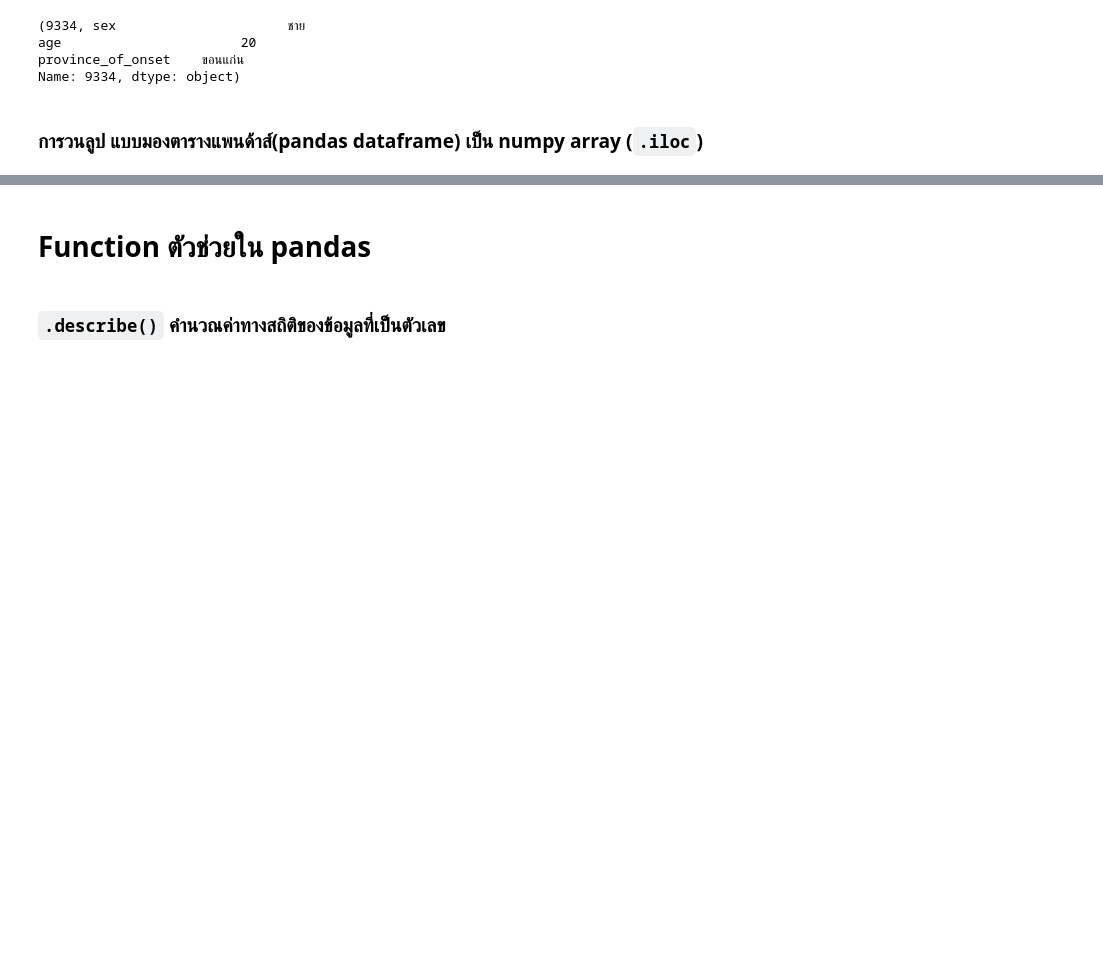
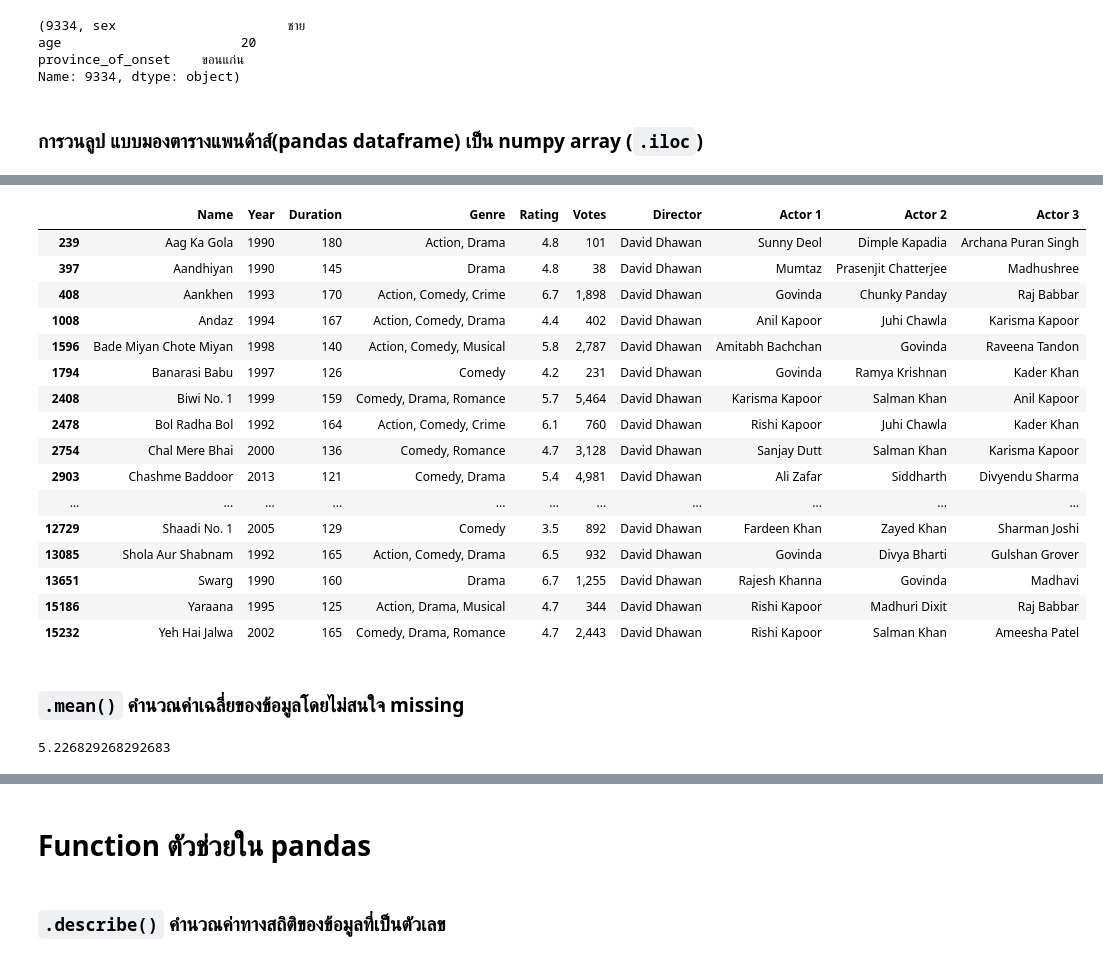
Before and after one commit to Arisarayangyoo/Python_dataviz2024, a Jupyter notebook: Pandas101_2024.ipynb, the cells around one changed output, grey strips where cells are left out. Saved outputs shown, nothing was run; the diff lists cells and outputs as text; code cells hidden in the pictures; blank space fills up the shorter version.

````diff
--- a/Pandas101_2024.ipynb
+++ b/Pandas101_2024.ipynb
@@ -916,0 +981,35 @@ data_covid[TF].head()
+# %%
+# prompt: สร้างตารางของ Director ที่มี name เยอะที่สุด โดยสร้างตารางเต็ม ๆ เอาแค่คนที่มีหนังเยอะสุด
+
+# หา Director ที่มีชื่อซ้ำกันมากที่สุด
+most_frequent_director = movie_df['Director'].value_counts().idxmax()
+
+# สร้างตารางเฉพาะ Director ที่มีชื่อซ้ำกันมากที่สุด
+most_frequent_director_df = movie_df[movie_df['Director'] == most_frequent_director]
+
+# แสดงตาราง
+most_frequent_director_df
+# %% [output]
+|  | Name | Year | Duration | Genre | Rating | Votes | Director | Actor 1 | Actor 2 | Actor 3 |
+| 239 | Aag Ka Gola | 1990 | 180 | Action, Drama | 4.8 | 101 | David Dhawan | Sunny Deol | Dimple Kapadia | Archana Puran Singh |
+| 397 | Aandhiyan | 1990 | 145 | Drama | 4.8 | 38 | David Dhawan | Mumtaz | Prasenjit Chatterjee | Madhushree |
+| 408 | Aankhen | 1993 | 170 | Action, Comedy, Crime | 6.7 | 1,898 | David Dhawan | Govinda | Chunky Panday | Raj Babbar |
+| 1008 | Andaz | 1994 | 167 | Action, Comedy, Drama | 4.4 | 402 | David Dhawan | Anil Kapoor | Juhi Chawla | Karisma Kapoor |
+| 1596 | Bade Miyan Chote Miyan | 1998 | 140 | Action, Comedy, Musical | 5.8 | 2,787 | David Dhawan | Amitabh Bachchan | Govinda | Raveena Tandon |
+| 1794 | Banarasi Babu | 1997 | 126 | Comedy | 4.2 | 231 | David Dhawan | Govinda | Ramya Krishnan | Kader Khan |
+| 2408 | Biwi No. 1 | 1999 | 159 | Comedy, Drama, Romance | 5.7 | 5,464 | David Dhawan | Karisma Kapoor | Salman Khan | Anil Kapoor |
+| 2478 | Bol Radha Bol | 1992 | 164 | Action, Comedy, Crime | 6.1 | 760 | David Dhawan | Rishi Kapoor | Juhi Chawla | Kader Khan |
+| 2754 | Chal Mere Bhai | 2000 | 136 | Comedy, Romance | 4.7 | 3,128 | David Dhawan | Sanjay Dutt | Salman Khan | Karisma Kapoor |
+| 2903 | Chashme Baddoor | 2013 | 121 | Comedy, Drama | 5.4 | 4,981 | David Dhawan | Ali Zafar | Siddharth | Divyendu Sharma |
+| ... | ... | ... | ... | ... | ... | ... | ... | ... | ... | ... |
+| 12729 | Shaadi No. 1 | 2005 | 129 | Comedy | 3.5 | 892 | David Dhawan | Fardeen Khan | Zayed Khan | Sharman Joshi |
+| 13085 | Shola Aur Shabnam | 1992 | 165 | Action, Comedy, Drama | 6.5 | 932 | David Dhawan | Govinda | Divya Bharti | Gulshan Grover |
+| 13651 | Swarg | 1990 | 160 | Drama | 6.7 | 1,255 | David Dhawan | Rajesh Khanna | Govinda | Madhavi |
+| 15186 | Yaraana | 1995 | 125 | Action, Drama, Musical | 4.7 | 344 | David Dhawan | Rishi Kapoor | Madhuri Dixit | Raj Babbar |
+| 15232 | Yeh Hai Jalwa | 2002 | 165 | Comedy, Drama, Romance | 4.7 | 2,443 | David Dhawan | Rishi Kapoor | Salman Khan | Ameesha Patel |
+# %% [markdown]
+### ```.mean()``` คำนวณค่าเฉลี่ยของข้อมูลโดยไม่สนใจ missing
+# %%
+movie_df[movie_df['Director'] == most_frequent_director]['Rating'].mean()
+# %% [output]
+5.226829268292683
````
Also changed, not shown: parts of 18 cells of this notebook.
